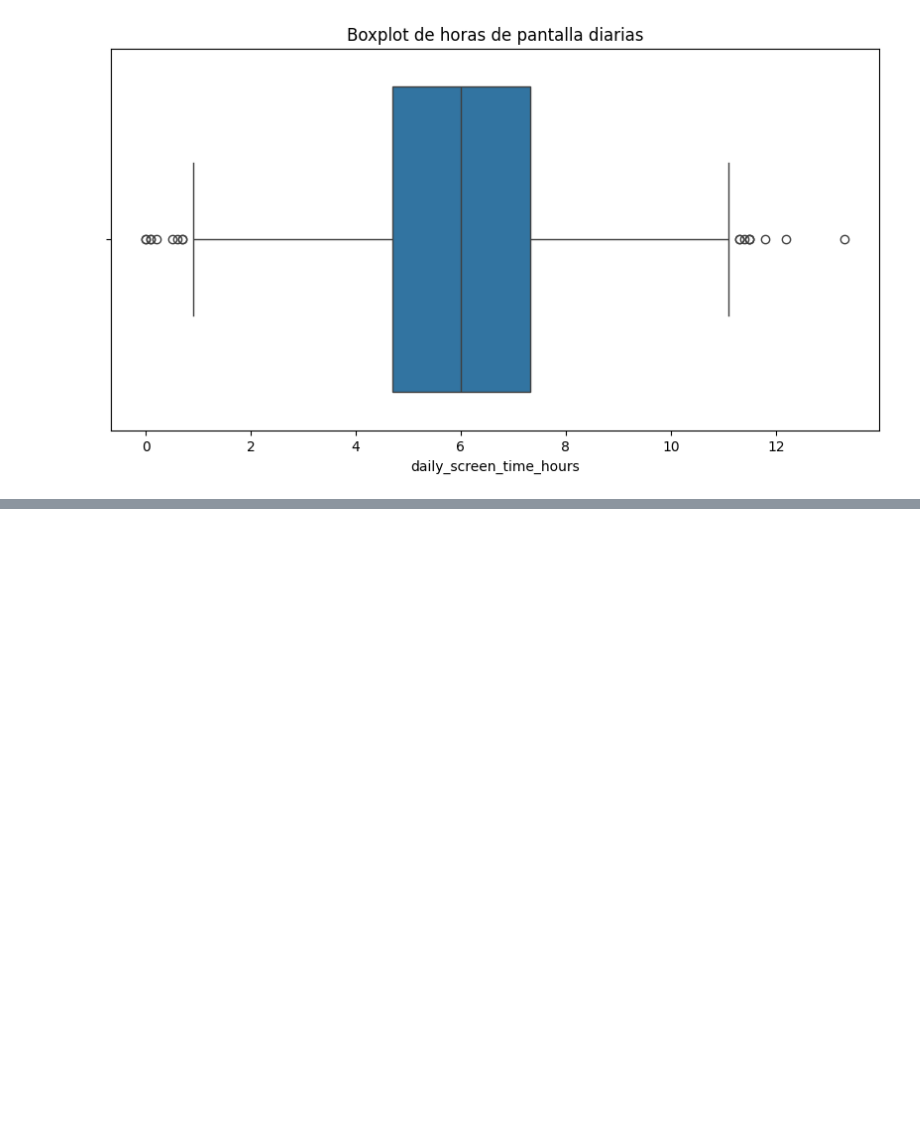
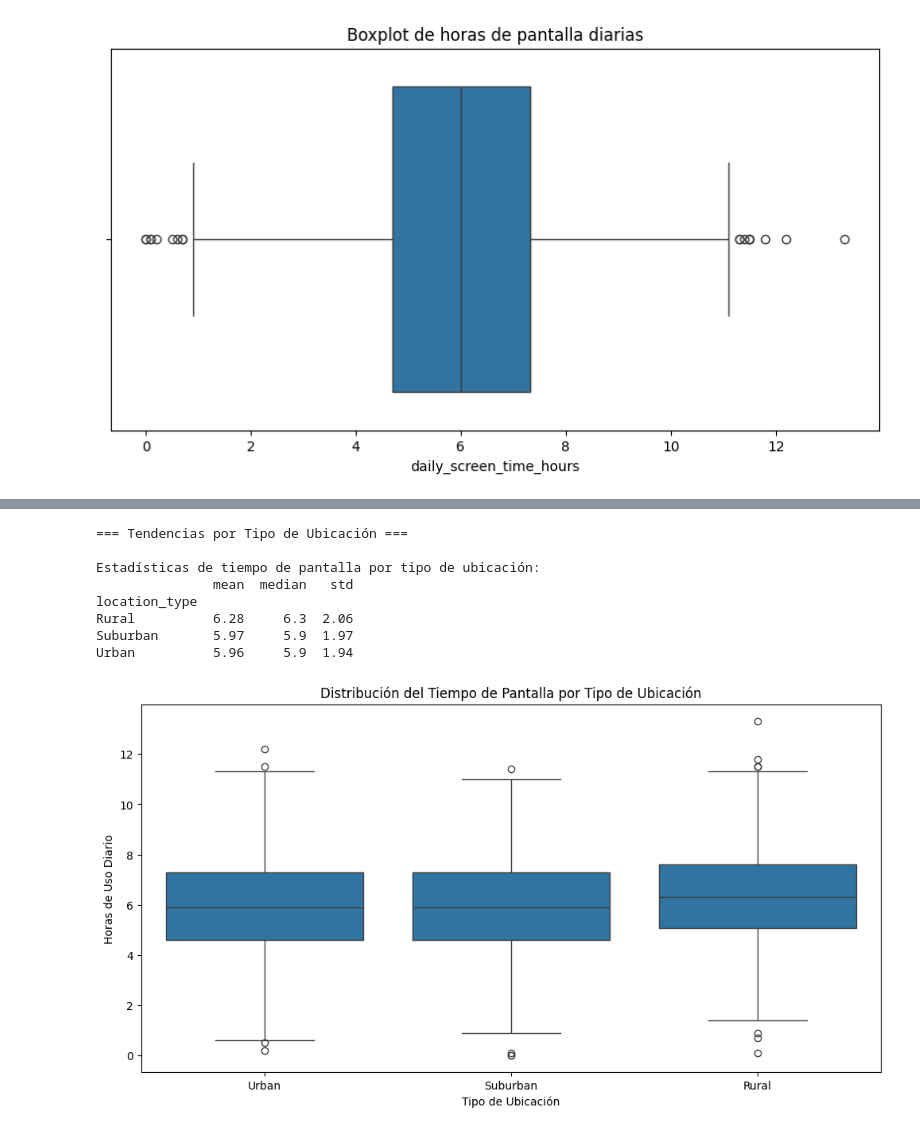
Before and after one commit to MARAST01/Impact-of-Screen-Time-on-Mental-Health, a Jupyter notebook: notebooks/health.ipynb, the cells around one changed output, grey strips where cells are left out. Saved outputs shown, nothing was run; the diff lists cells and outputs as text; code cells hidden in the pictures; blank space fills up the shorter version.

```diff
--- a/notebooks/health.ipynb
+++ b/notebooks/health.ipynb
@@ -124,0 +166,22 @@ plt.show()
+# %%
+print("\n=== Tendencias por Tipo de Ubicación ===")
+location_screen_time = df.groupby('location_type')['daily_screen_time_hours'].agg(['mean', 'median', 'std']).round(2)
+print("\nEstadísticas de tiempo de pantalla por tipo de ubicación:")
+print(location_screen_time)
+
+plt.figure(figsize=(12, 6))
+sns.boxplot(data=df, x='location_type', y='daily_screen_time_hours')
+plt.title('Distribución del Tiempo de Pantalla por Tipo de Ubicación')
+plt.xlabel('Tipo de Ubicación')
+plt.ylabel('Horas de Uso Diario')
+plt.show()
+# %% [output]
+=== Tendencias por Tipo de Ubicación ===
+
+Estadísticas de tiempo de pantalla por tipo de ubicación:
+               mean  median   std
+location_type
+Rural          6.28     6.3  2.06
+Suburban       5.97     5.9  1.97
+Urban          5.96     5.9  1.94
+[figure, added]
```
Also changed, not shown: parts of 22 cells of this notebook, 1 other file.
